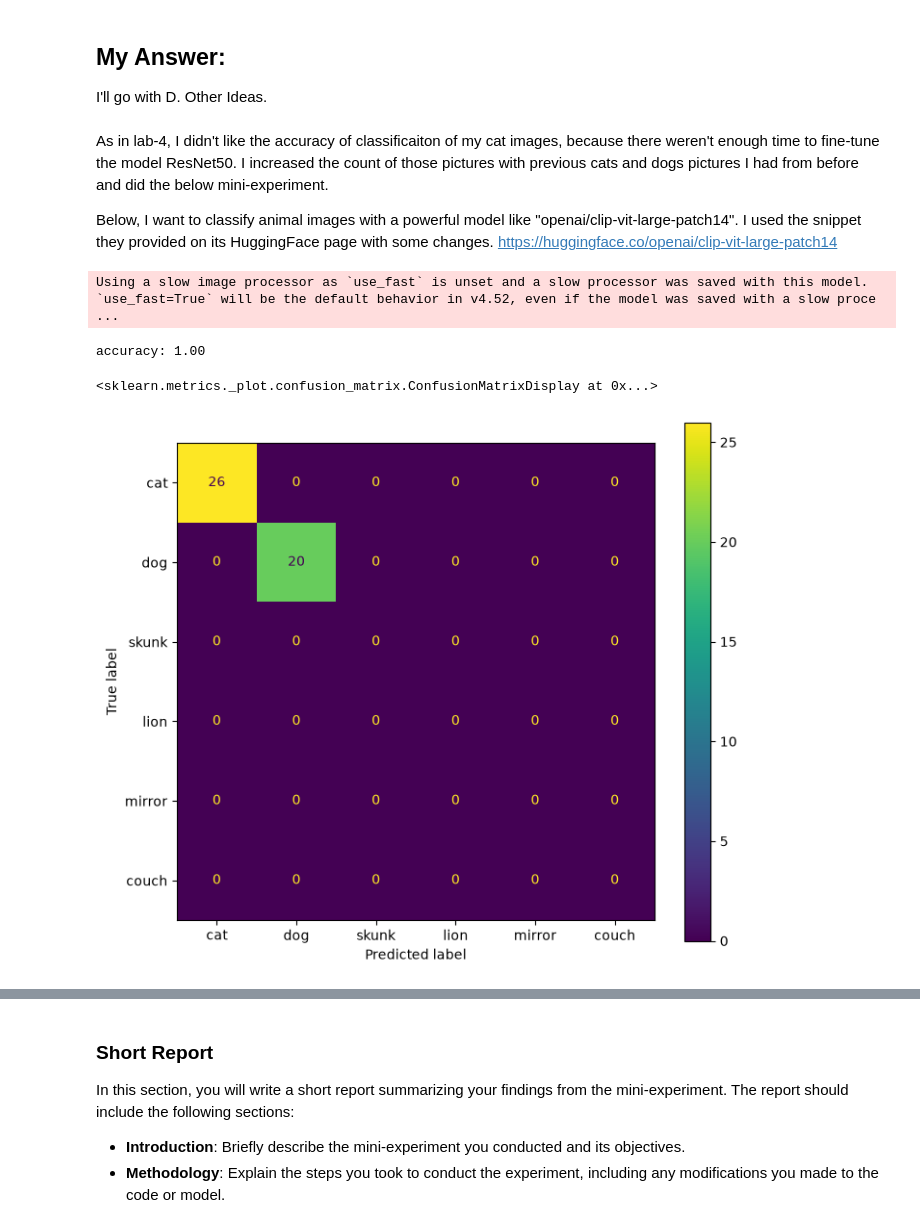
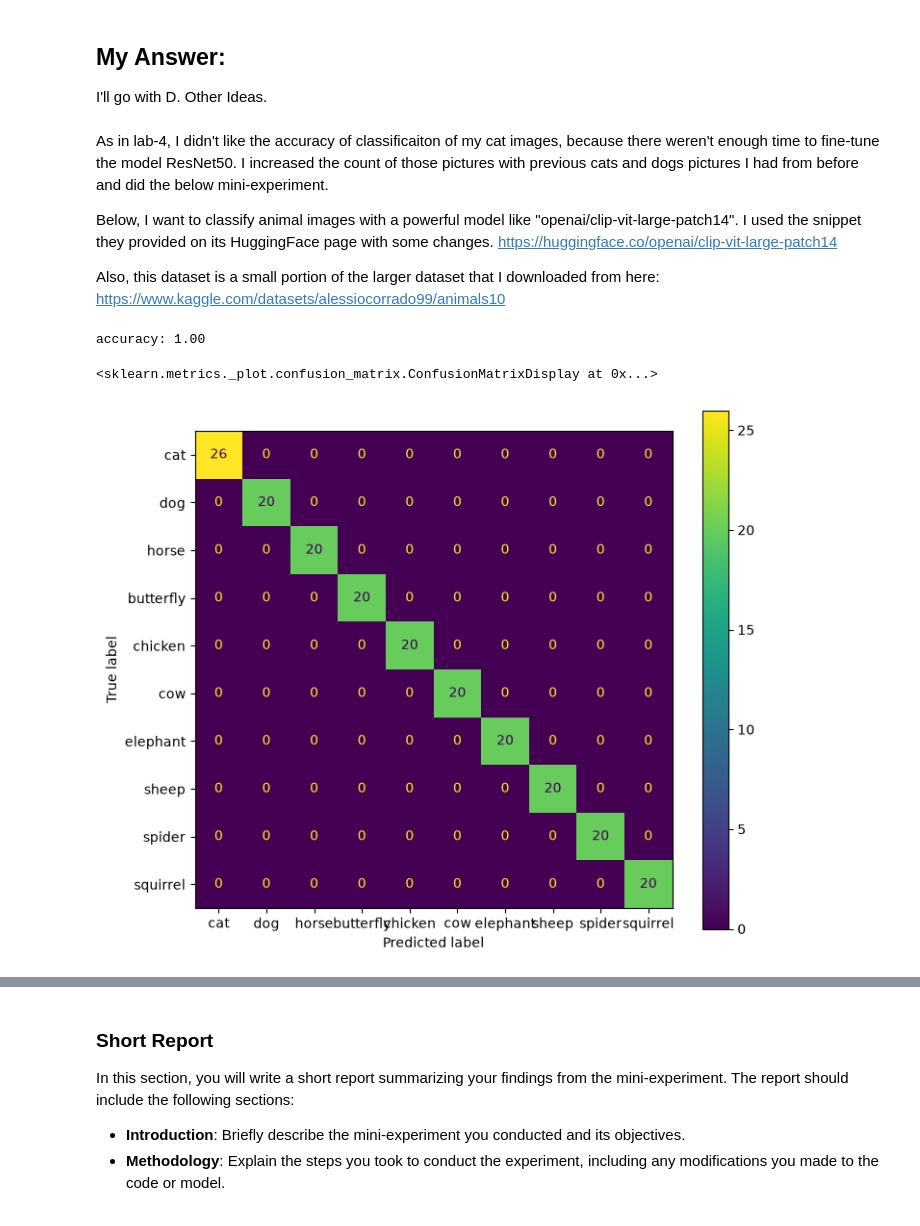
Before and after one commit to farhad-sadeghlo/deep_learning, a Jupyter notebook: 02_activities/assignments/assignment_2.ipynb, the cells around one changed output, grey strips where cells are left out. Saved outputs shown, nothing was run; the diff lists cells and outputs as text; code cells hidden in the pictures.

```diff
--- a/02_activities/assignments/assignment_2.ipynb
+++ b/02_activities/assignments/assignment_2.ipynb
@@ -603,6 +603,8 @@ As in lab-4, I didn't like the accuracy of classificaiton of my cat images, beca
 
 Below, I want to classify animal images with a powerful model like "openai/clip-vit-large-patch14". I used the snippet they provided on its HuggingFace page with some changes.
 https://huggingface.co/openai/clip-vit-large-patch14
+
+Also, this dataset is a small portion of the larger dataset that I downloaded from here: https://www.kaggle.com/datasets/alessiocorrado99/animals10
 # %%
 from PIL import Image
 from sklearn.metrics import accuracy_score, confusion_matrix, ConfusionMatrixDisplay
@@ -622,11 +624,35 @@ for filename in os.listdir("animals"): # Iterating over the filenames in animals
         photos_label_pairs.append((filename, "cat")) # Relating the filename and its label as a tuple and adding it to the photo_label_pairs list.
 
     elif "dog" in filename: # If the filename includes word "dog" the true animal(s) in the picture is/are dog(s).
-        photos_label_pairs.append((filename, "dog")) # Relating the filename and its label as a tuple and adding it to the photo_label_pairs list.
+        photos_label_pairs.append((filename, "dog"))
+
+    elif "horse" in filename: # Similar to the above if the filename includes word "horse"
+        photos_label_pairs.append((filename, "horse"))
+
+    elif "butterfly" in filename:
+        photos_label_pairs.append((filename, "butterfly"))
+
+    elif "chicken" in filename:
+        photos_label_pairs.append((filename, "chicken"))
+
+    elif "cow" in filename:
+        photos_label_pairs.append((filename, "cow"))
+
+    elif "elephant" in filename:
+        photos_label_pairs.append((filename, "elephant"))
+
+    elif "sheep" in filename:
+        photos_label_pairs.append((filename, "sheep"))
+
+    elif "spider" in filename:
+        photos_label_pairs.append((filename, "spider"))
+
+    elif "squirrel" in filename:
+        photos_label_pairs.append((filename, "squirrel"))
 
 true_labels = [true_label for _, true_label in photos_label_pairs] # extracting true labels as a separate variable true_labels for future processing
 
-class_names = ["cat", "dog", "skunk", "lion", "mirror", "couch"] # Defining class names
+class_names = ["cat", "dog", "horse", "butterfly", "chicken", "cow", "elephant", "sheep", "spider", "squirrel"] # Defining class names
 
 prompts = [f"a photo of a {label}" for label in class_names] # Defining prompts for each class name and saving it as a list in prompts variable.
 
@@ -641,37 +667,36 @@ for photo, true_label in photos_label_pairs: # Iterating over the tuples in phot
     inputs = processor(text=prompts, images=image, return_tensors="pt", padding=True) # Using the processor module from CLIP to relate each image to its text (label) effectively making a dictionary of them.
 
     with torch.inference_mode():
         outputs = model(**inputs) # It sends the inputs through CLIP model, **inputs expands that dictionary.
         probs = outputs.logits_per_image.softmax(dim=1) # Retrieving the image-to-text similarity scores.
 
     predicted_index = probs.argmax(dim=1).item() # Considering the highest similarity score index as the proper score for the item and saving them in predicted_index variable.
     predicted_label = class_names[predicted_index] # Considering a label for each item according to its relative class name.
     confidence = probs[0, predicted_index].item() # Extracting the confidence(probability) scores for each predicted_index and relating it to the item.
 
     predicted_labels.append(predicted_label) # Adding those predicted labels to the predicted_labels list.
 
     results.append({"photo":photo,   # Making a dictionary of information for each file having the photo filename, its true_label, its predicted label, and the relative confidence score how surely the prediction has been done correctly.
                     "true_label": true_label,
                     "predicted_label": predicted_label,
                     "confidence": confidence})
 
 results_df = pd.DataFrame(results) # Making a dataframe of results for future comparison(observation)
 
 accuracy = accuracy_score(true_labels, predicted_labels) # Deriving the accuracy_score of the model by comparing the predicted_labels with the true_labels and printing it.
 print(f"accuracy: {accuracy:.2f}")
 
 cm = confusion_matrix(true_labels, predicted_labels, labels=class_names) # Making a confusion_matrix of true_labels and predicted_labels having class_names as the rubric
 
 display = ConfusionMatrixDisplay(confusion_matrix=cm, display_labels=class_names) # Displaying the confusion matrix using ConfusionMatrixDisplay module
 
 fig, ax = plt.subplots(figsize=(8, 7)) # Initializing the figure from Matplotlib
 
 display.plot(ax=ax) # Displaying the plot on the figure
 # %% [output]
-Using a slow image processor as `use_fast` is unset and a slow processor was saved with this model. `use_fast=True` will be the default behavior in v4.52, even if the model was saved with a slow proce ...
+accuracy: 1.00
-accuracy: 1.00
+<sklearn.metrics._plot.confusion_matrix.ConfusionMatrixDisplay at 0x...>
-<sklearn.metrics._plot.confusion_matrix.ConfusionMatrixDisplay at 0x...>
-[figure, old version]
+[figure, new version]
 # %%
 results_df
 # %% [output]
```
Also changed, not shown: parts of 2 cells of this notebook.
